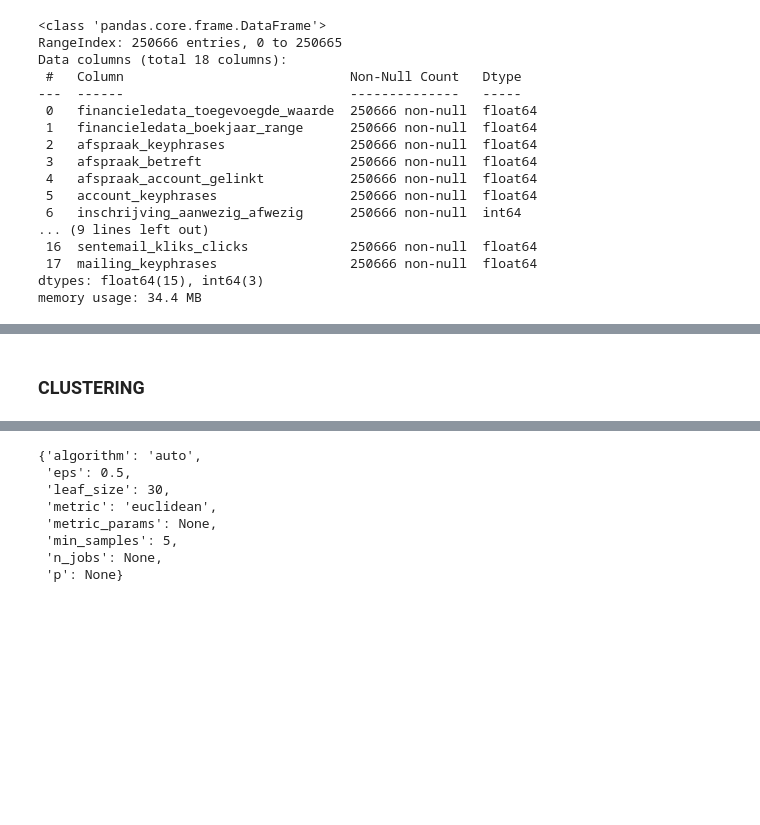
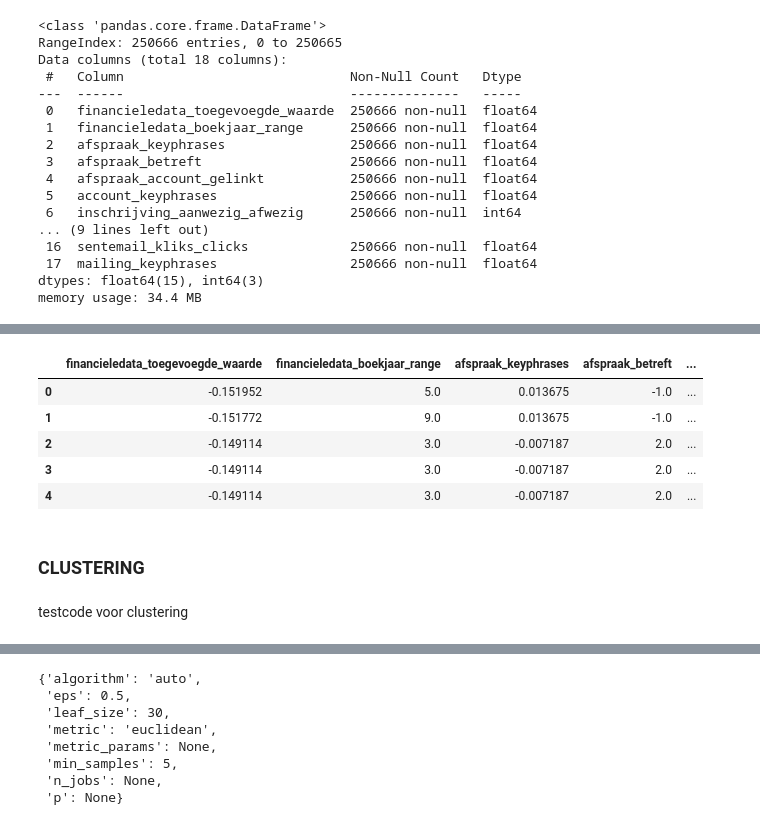
Before and after one commit to Floris-Buyse-FB/Data-Engineering-Project-2, a Jupyter notebook: scripts/AA_REC_SYSTEM_UNSUPERVISED copy.ipynb, the cells around one changed output, grey strips where cells are left out. Cells and saved outputs as stored; diff of their text form; code cells hidden in the pictures; blank space fills up the shorter version.

```diff
--- a/scripts/AA_REC_SYSTEM_UNSUPERVISED copy.ipynb
+++ b/scripts/AA_REC_SYSTEM_UNSUPERVISED copy.ipynb
@@ -319,0 +321,3 @@ memory usage: 34.4 MB
+# %%
+scaling_cols = df_embed[["financieledata_toegevoegde_waarde", "sentemail_kliks_clicks"]]
+scaling_cols.head()
@@ -320,4 +331,27 @@ memory usage: 34.4 MB
+# %%
+from sklearn.preprocessing import StandardScaler
+
+def standardize(df, numeric_cols):
+    df_copy = df.copy()
+    scaler = StandardScaler()
+    for col in numeric_cols:
+        col_data = df_copy[[col]]
+        scaled_data = scaler.fit_transform(col_data)
+        df_copy[[col]] = scaled_data
+    return df_copy
+# %%
+standardized_df = standardize(df=df_embed, numeric_cols=scaling_cols)
+standardized_df.head()
+# %% [output]
+|  | financieledata_toegevoegde_waarde | financieledata_boekjaar_range | afspraak_keyphrases | afspraak_betreft | ... |
+| 0 | -0.151952 | 5.0 | 0.013675 | -1.0 | ... |
+| 1 | -0.151772 | 9.0 | 0.013675 | -1.0 | ... |
+| 2 | -0.149114 | 3.0 | -0.007187 | 2.0 | ... |
+| 3 | -0.149114 | 3.0 | -0.007187 | 2.0 | ... |
+| 4 | -0.149114 | 3.0 | -0.007187 | 2.0 | ... |
 # %% [markdown]
 ### CLUSTERING
 # %%
 from sklearn.cluster import DBSCAN
+# %% [markdown]
+testcode voor clustering
```
Also changed, not shown: parts of 16 cells of this notebook, 1 other file.
